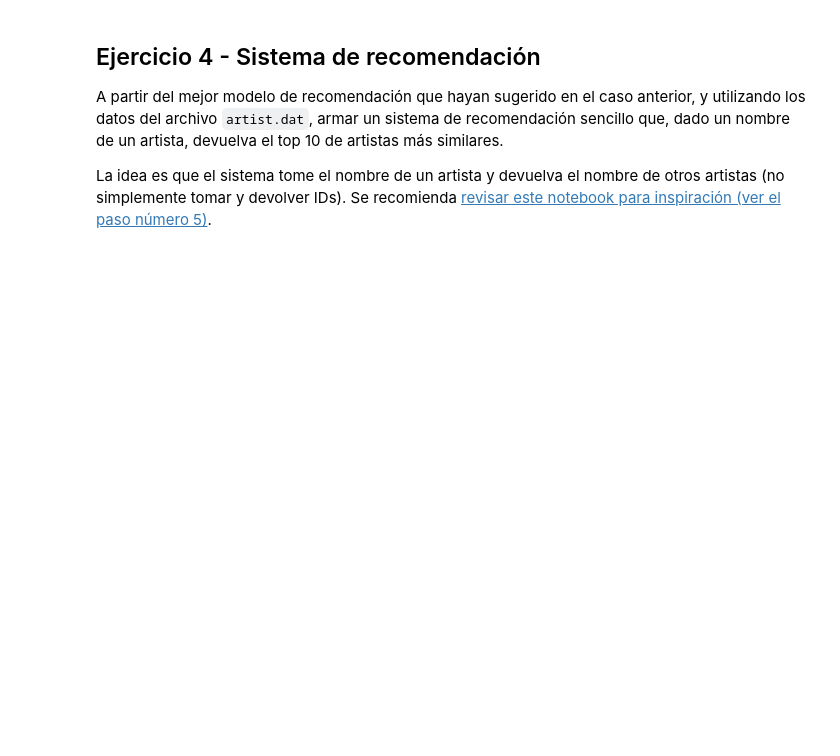
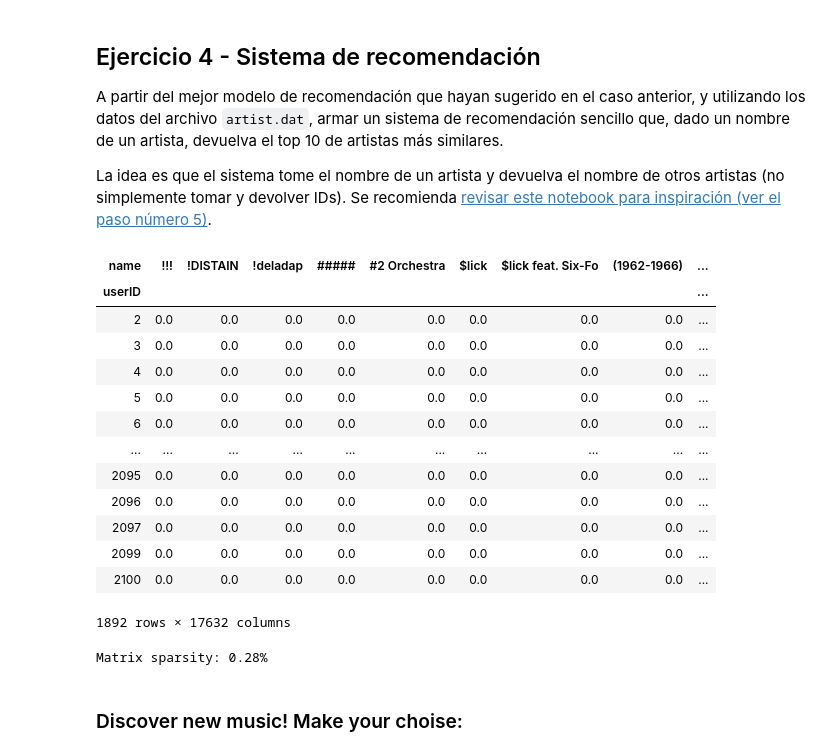
Before and after one commit to gianfrancob/PracticosOptativas, a Jupyter notebook: SistemasDeRecomendacion/practico_1.ipynb, the cells around one changed output. Drawn from its saved outputs; the diff is of its cells as text; code cells hidden in the pictures; blank space fills up the shorter version.

```diff
--- a/SistemasDeRecomendacion/practico_1.ipynb
+++ b/SistemasDeRecomendacion/practico_1.ipynb
@@ -241,0 +320,28 @@ La idea es que el sistema tome el nombre de un artista y devuelva el nombre de o
+# %%
+X_user_content_matrix = pd.pivot_table(user_artist_plays_with_artistName, values='weight_norm', index='userID', columns='name').fillna(0)
+X_user_content_matrix
+# %% [output]
+| name | !!! | !DISTAIN | !deladap | ##### | #2 Orchestra | $lick | $lick feat. Six-Fo | (1962-1966) | ... |
+| userID |  |  |  |  |  |  |  |  | ... |
+| 2 | 0.0 | 0.0 | 0.0 | 0.0 | 0.0 | 0.0 | 0.0 | 0.0 | ... |
+| 3 | 0.0 | 0.0 | 0.0 | 0.0 | 0.0 | 0.0 | 0.0 | 0.0 | ... |
+| 4 | 0.0 | 0.0 | 0.0 | 0.0 | 0.0 | 0.0 | 0.0 | 0.0 | ... |
+| 5 | 0.0 | 0.0 | 0.0 | 0.0 | 0.0 | 0.0 | 0.0 | 0.0 | ... |
+| 6 | 0.0 | 0.0 | 0.0 | 0.0 | 0.0 | 0.0 | 0.0 | 0.0 | ... |
+| ... | ... | ... | ... | ... | ... | ... | ... | ... | ... |
+| 2095 | 0.0 | 0.0 | 0.0 | 0.0 | 0.0 | 0.0 | 0.0 | 0.0 | ... |
+| 2096 | 0.0 | 0.0 | 0.0 | 0.0 | 0.0 | 0.0 | 0.0 | 0.0 | ... |
+| 2097 | 0.0 | 0.0 | 0.0 | 0.0 | 0.0 | 0.0 | 0.0 | 0.0 | ... |
+| 2099 | 0.0 | 0.0 | 0.0 | 0.0 | 0.0 | 0.0 | 0.0 | 0.0 | ... |
+| 2100 | 0.0 | 0.0 | 0.0 | 0.0 | 0.0 | 0.0 | 0.0 | 0.0 | ... |
+1892 rows × 17632 columns
+# %%
+# Dispersion
+
+n_total = X_user_content_matrix.shape[0] * X_user_content_matrix.shape[1]
+n_ratings = float(len(X_user_content_matrix.values.nonzero()[0]))
+sparsity = n_ratings / n_total
+
+print(f'Matrix sparsity: {round(sparsity * 100, 2)}%')
+# %% [output]
+Matrix sparsity: 0.28%
@@ -241,0 +388,2 @@ La idea es que el sistema tome el nombre de un artista y devuelva el nombre de o
+# %% [markdown]
+### Discover new music! Make your choise:
```
Also changed, not shown: parts of 13 cells of this notebook.
